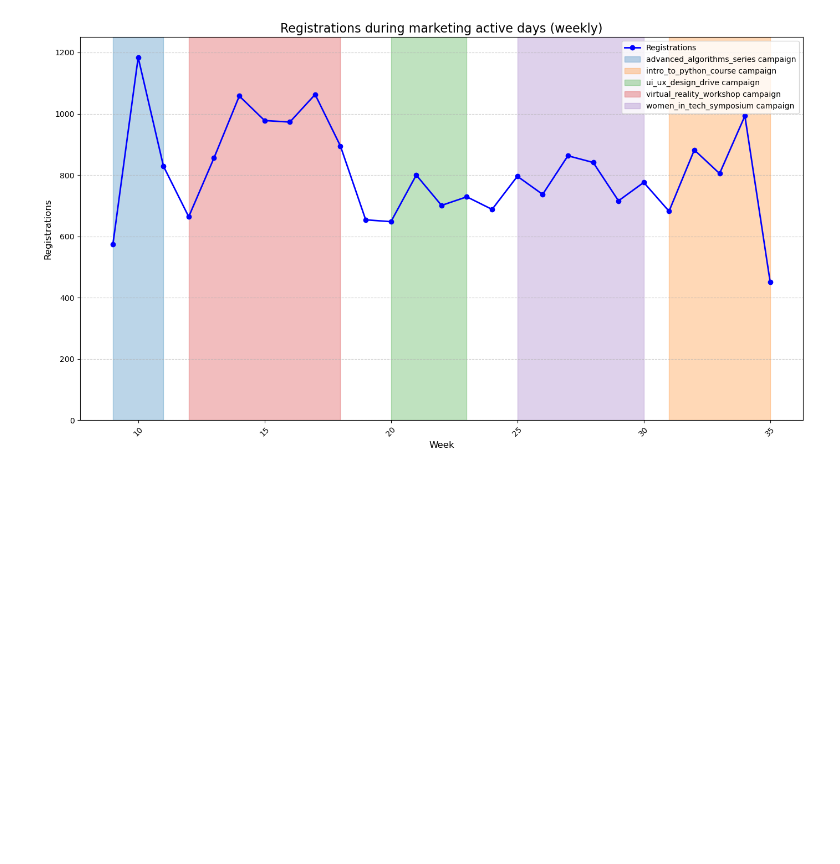
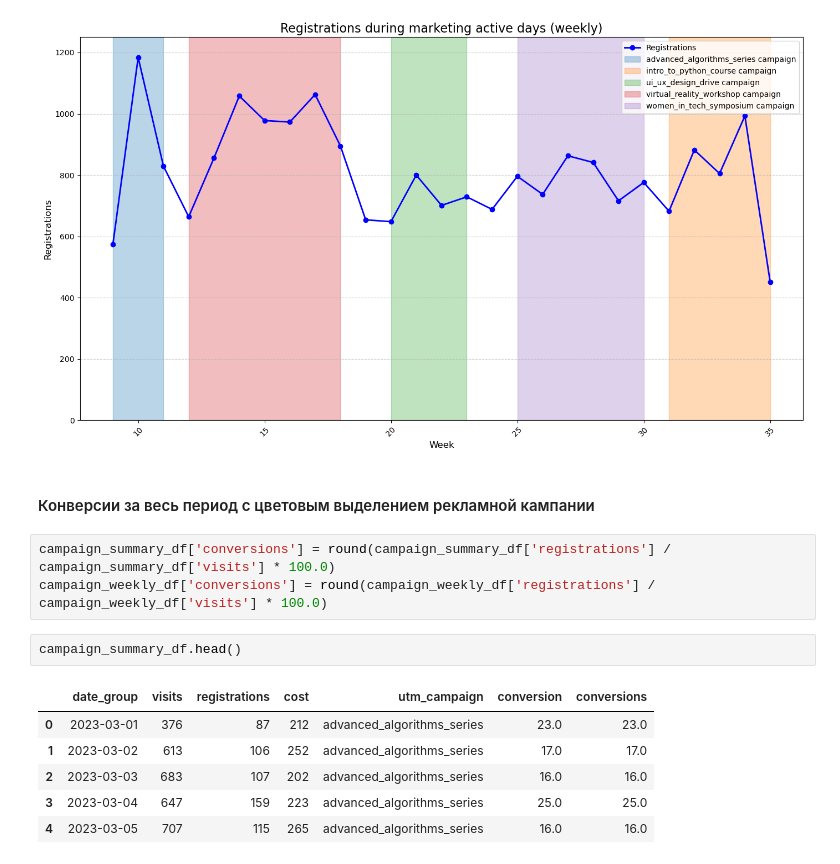
Before and after one commit to paalso/python-for-data-analysts-project-100, a Jupyter notebook: charts_project.ipynb, the cells around one changed output. Drawn from its saved outputs; the diff is of its cells as text; blank space fills up the shorter version.

```diff
--- a/charts_project.ipynb
+++ b/charts_project.ipynb
@@ -1229,3 +1343,17 @@ plot_with_campaign_periods(
 # %% [output]
 Plot saved at: /home/paalso/Projects/python-for-data-analysts-project-100/charts/registrations_and_campaigns.png
 [figure]
+# %% [markdown]
+#### Конверсии за весь период с цветовым выделением рекламной кампании
+# %%
+campaign_summary_df['conversions'] = round(campaign_summary_df['registrations'] / campaign_summary_df['visits'] * 100.0)
+campaign_weekly_df['conversions'] = round(campaign_weekly_df['registrations'] / campaign_weekly_df['visits'] * 100.0)
+# %%
+campaign_summary_df.head()
+# %% [output]
+|  | date_group | visits | registrations | cost | utm_campaign | conversion | conversions |
+| 0 | 2023-03-01 | 376 | 87 | 212 | advanced_algorithms_series | 23.0 | 23.0 |
+| 1 | 2023-03-02 | 613 | 106 | 252 | advanced_algorithms_series | 17.0 | 17.0 |
+| 2 | 2023-03-03 | 683 | 107 | 202 | advanced_algorithms_series | 16.0 | 16.0 |
+| 3 | 2023-03-04 | 647 | 159 | 223 | advanced_algorithms_series | 25.0 | 25.0 |
+| 4 | 2023-03-05 | 707 | 115 | 265 | advanced_algorithms_series | 16.0 | 16.0 |
```
Also changed, not shown: parts of 12 cells of this notebook, 3 other files.
